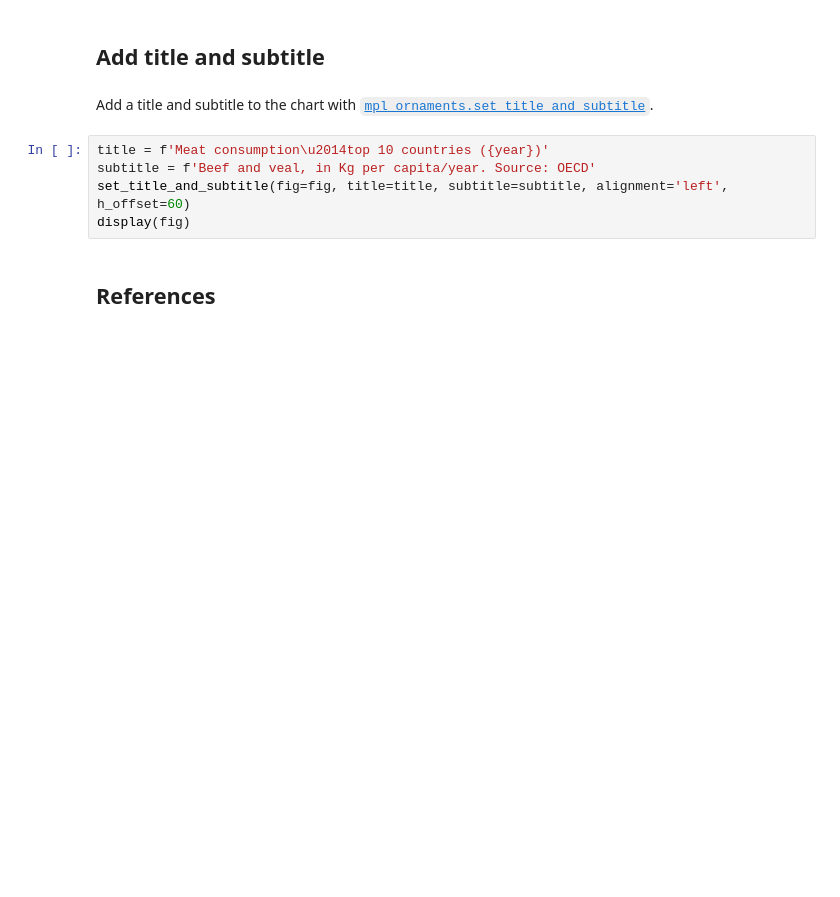
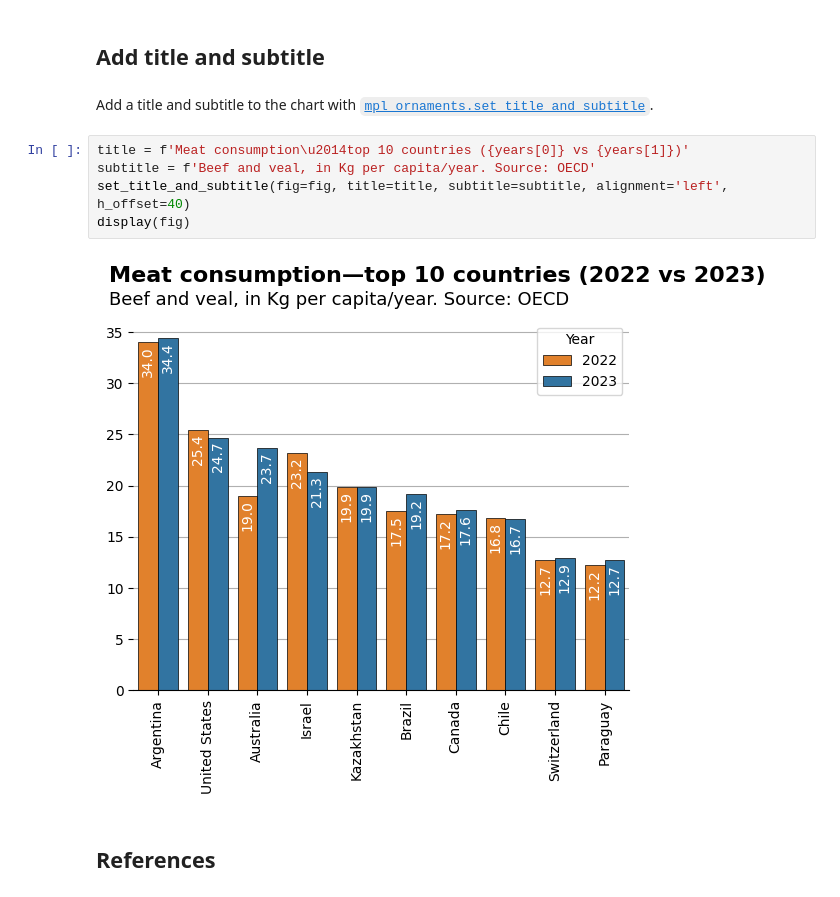
Before and after one commit to bianconif/graphic_communication_notebooks, a Jupyter notebook: notebooks/bar_charts/paired_bar_chart/meat_consumption.ipynb, the cells around one changed output. Drawn from its saved outputs; the diff is of its cells as text; blank space fills up the shorter version.

```diff
--- a/notebooks/bar_charts/paired_bar_chart/meat_consumption.ipynb
+++ b/notebooks/bar_charts/paired_bar_chart/meat_consumption.ipynb
@@ -86,10 +111,12 @@ NameError: name 'bars' is not defined
 # %% [markdown]
 Add a title and subtitle to the chart with [`mpl_ornaments.set_title_and_subtitle`](https://bianconif.github.io/mpl_ornaments/reference/).
 # %%
-title = f'Meat consumption\u2014top 10 countries ({year})'
+title = f'Meat consumption\u2014top 10 countries ({years[0]} vs {years[1]})'
 subtitle = f'Beef and veal, in Kg per capita/year. Source: OECD'
-set_title_and_subtitle(fig=fig, title=title, subtitle=subtitle, alignment='left', h_offset=60)
+set_title_and_subtitle(fig=fig, title=title, subtitle=subtitle, alignment='left', h_offset=40)
 display(fig)
+# %% [output]
+[figure, added]
 # %% [markdown]
 ## References
 # %% [markdown]
```
Also changed, not shown: parts of 18 cells of this notebook.
